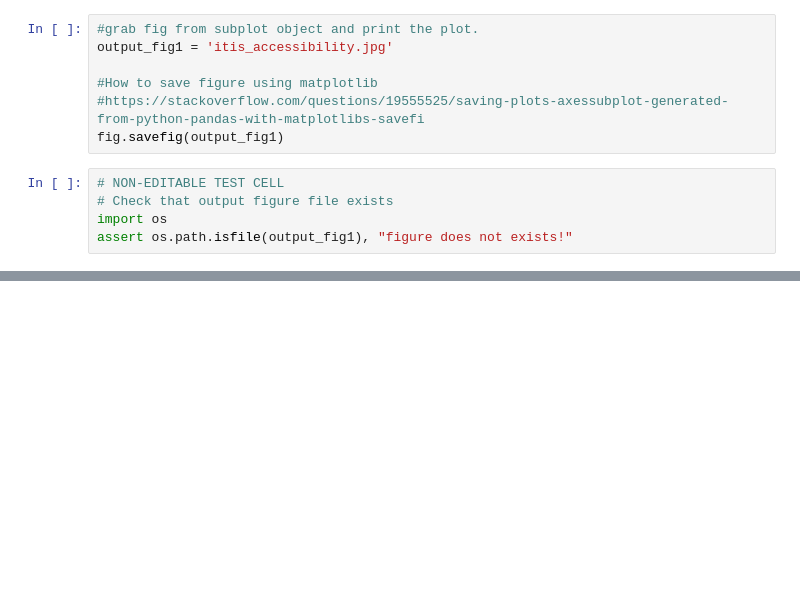
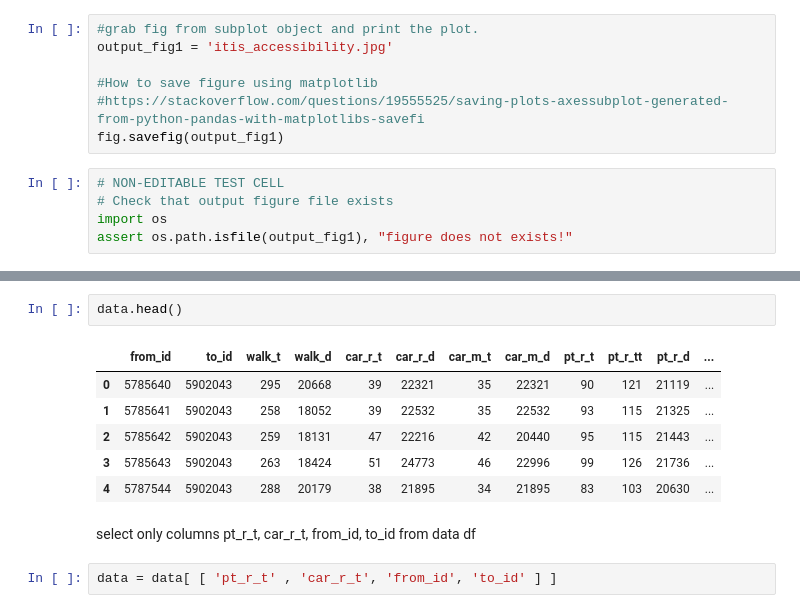
Before and after one commit to alanlyyy/AUTOGIS_COURSE, a Jupyter notebook: L4/Exercise_4_p1.ipynb, the cells around one changed output, grey strips where cells are left out. Saved outputs shown, nothing was run; the diff lists cells and outputs as text; blank space fills up the shorter version.

```diff
--- a/L4/Exercise_4_p1.ipynb
+++ b/L4/Exercise_4_p1.ipynb
@@ -403,0 +413,13 @@ assert os.path.isfile(output_fig1), "figure does not exists!"
+# %%
+data.head()
+# %% [output]
+|  | from_id | to_id | walk_t | walk_d | car_r_t | car_r_d | car_m_t | car_m_d | pt_r_t | pt_r_tt | pt_r_d | ... |
+| 0 | 5785640 | 5902043 | 295 | 20668 | 39 | 22321 | 35 | 22321 | 90 | 121 | 21119 | ... |
+| 1 | 5785641 | 5902043 | 258 | 18052 | 39 | 22532 | 35 | 22532 | 93 | 115 | 21325 | ... |
+| 2 | 5785642 | 5902043 | 259 | 18131 | 47 | 22216 | 42 | 20440 | 95 | 115 | 21443 | ... |
+| 3 | 5785643 | 5902043 | 263 | 18424 | 51 | 24773 | 46 | 22996 | 99 | 126 | 21736 | ... |
+| 4 | 5787544 | 5902043 | 288 | 20179 | 38 | 21895 | 34 | 21895 | 83 | 103 | 20630 | ... |
+# %% [markdown]
+select only columns pt_r_t, car_r_t, from_id, to_id  from data df
+# %%
+data = data[ [ 'pt_r_t' , 'car_r_t', 'from_id', 'to_id' ] ]
```
Also changed, not shown: parts of 27 cells of this notebook.
